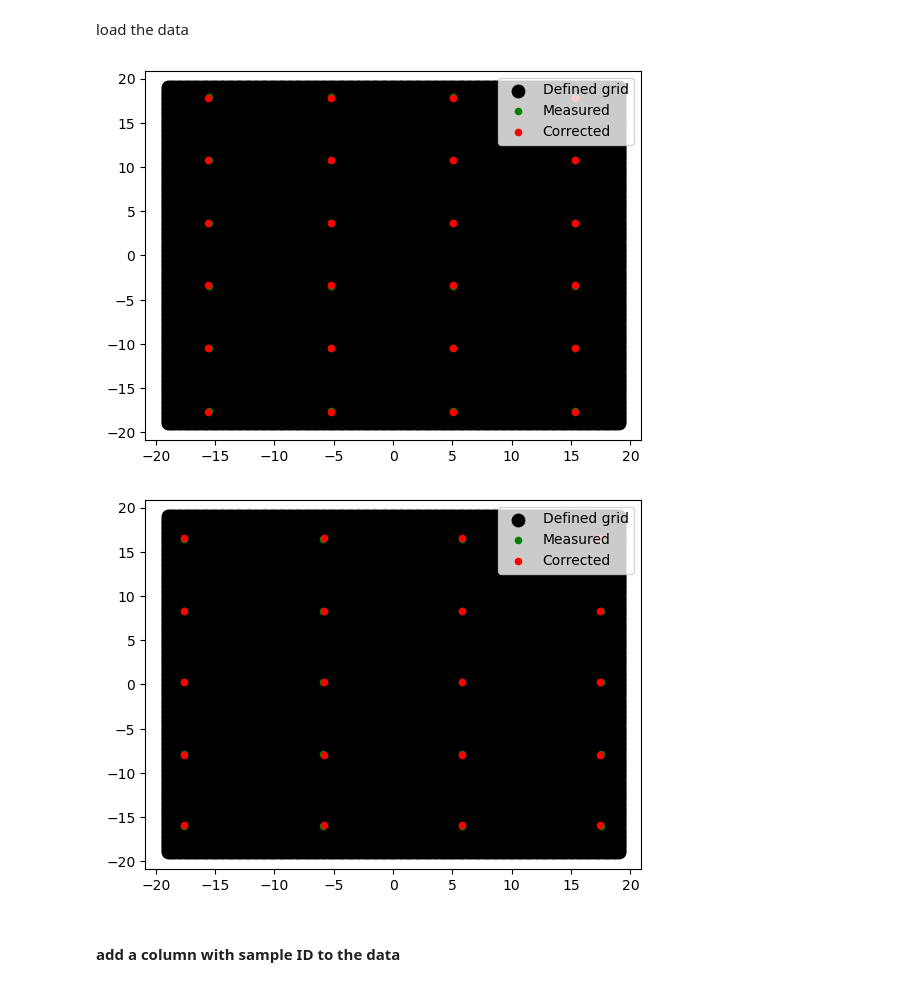
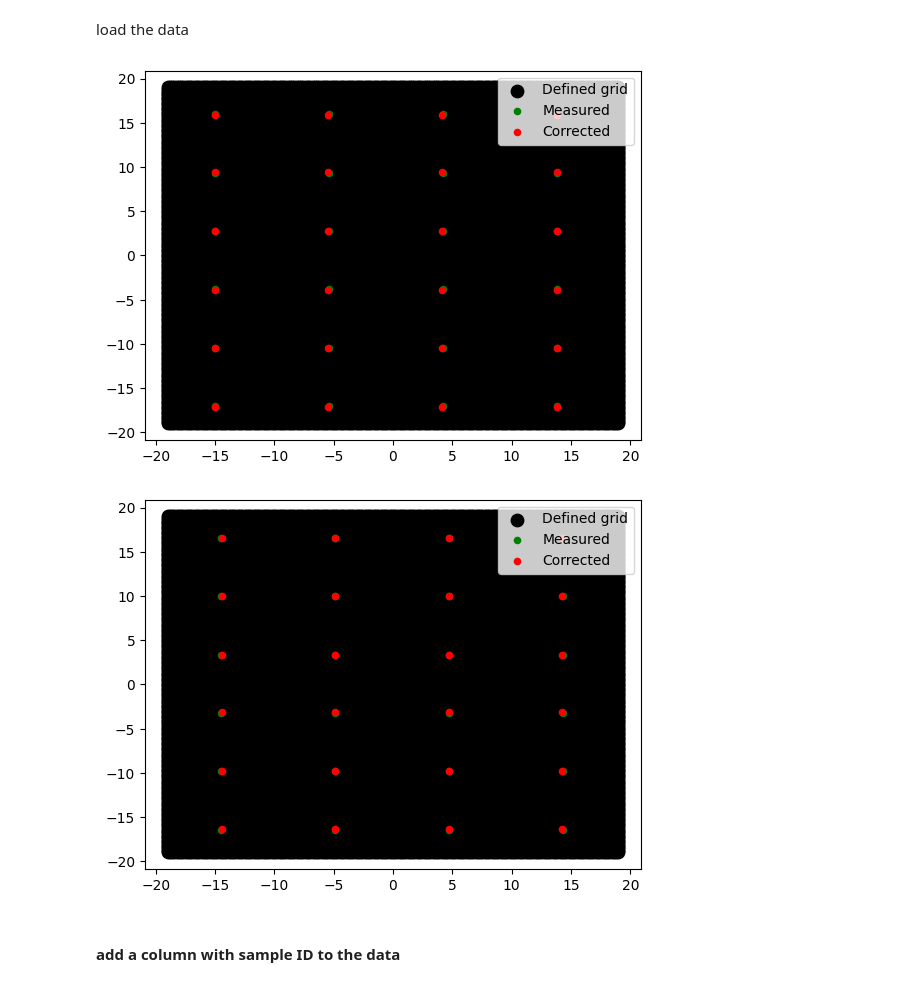
Before and after one commit to DTU-Nanolab-materials-discovery/intern-data-handling-and-fitting, a Jupyter notebook: EDX.ipynb, the cells around one changed output. Drawn from its saved outputs; the diff is of its cells as text; code cells hidden in the pictures.

```diff
--- a/EDX.ipynb
+++ b/EDX.ipynb
@@ -56,14 +56,14 @@ Y shift:  0.35999999999999943
 # %% [markdown]
 ### loading data from excels file
 # %%
-folder= r"Z:\P110143-phosphosulfides-Andrea\Data\Samples\mittma_0022_Cu\EDX\excels"
-sample= "mittma_0022"
-sample_n = 22
+folder= r"Z:\P110143-phosphosulfides-Andrea\Data\Samples\anait_0005_Ba\EDS"
+sample_n = 5
 
-pos = ["BR",
-        "FR",
+sample = "anait_0005_Ba"
+pos = [ "BR",
+        #"FR",
         #"FL",
-        #"BL"
+        "BL"
         ]
 names = [sample+"_"+p for p in pos]
 # %% [markdown]
@@ -71,28 +71,28 @@ load the data
 # %%
 datas = [pd.DataFrame() for _ in pos]
 
 for i in range(0,len(pos)):
     file = sample+"_"+pos[i]+"_sample_coords.xlsx" #change to coords, sample_coords, stage_coords, translated as needed
     filepath = os.path.join(folder, file)
     grid = measurement_grid(200,200,38,38,-19,-19)
     datas[i], coords = read_layerprobe(filepath, grid, sheetname="Sheet1")
     plt.figure()
     plot_grid(coords, grid)
 
-#data__BR, coords_BR = translate_data(datas[0], 20,20)
+data__BR, coords_BR = translate_data(datas[0], 20,20)
 #data__FR, coords_FR = translate_data(datas[1], 20,-20)
 # data__FL, coords_FL = translate_data(datas[2], -20,-20)
-# data__BL, coords_BL = translate_data(datas[3], -20,20)
+data__BL, coords_BL = translate_data(datas[1], -20,20)
 
-data = combine_data(( datas[0],#data__BR,
-                    datas[1],# data__FR,
+data = combine_data(( data__BR,
+                    # data__FR,
 #                     #  data__FL,
-#                     #  data__BL
+                      data__BL
                     ))
 data0= data.copy()
 # %% [output]
-[figure, old version]
+[figure, new version]
-[figure, old version]
+[figure, new version]
 # %% [markdown]
 #### add a column with sample ID to the data
 # %%
```
Also changed, not shown: parts of 6 cells of this notebook.
